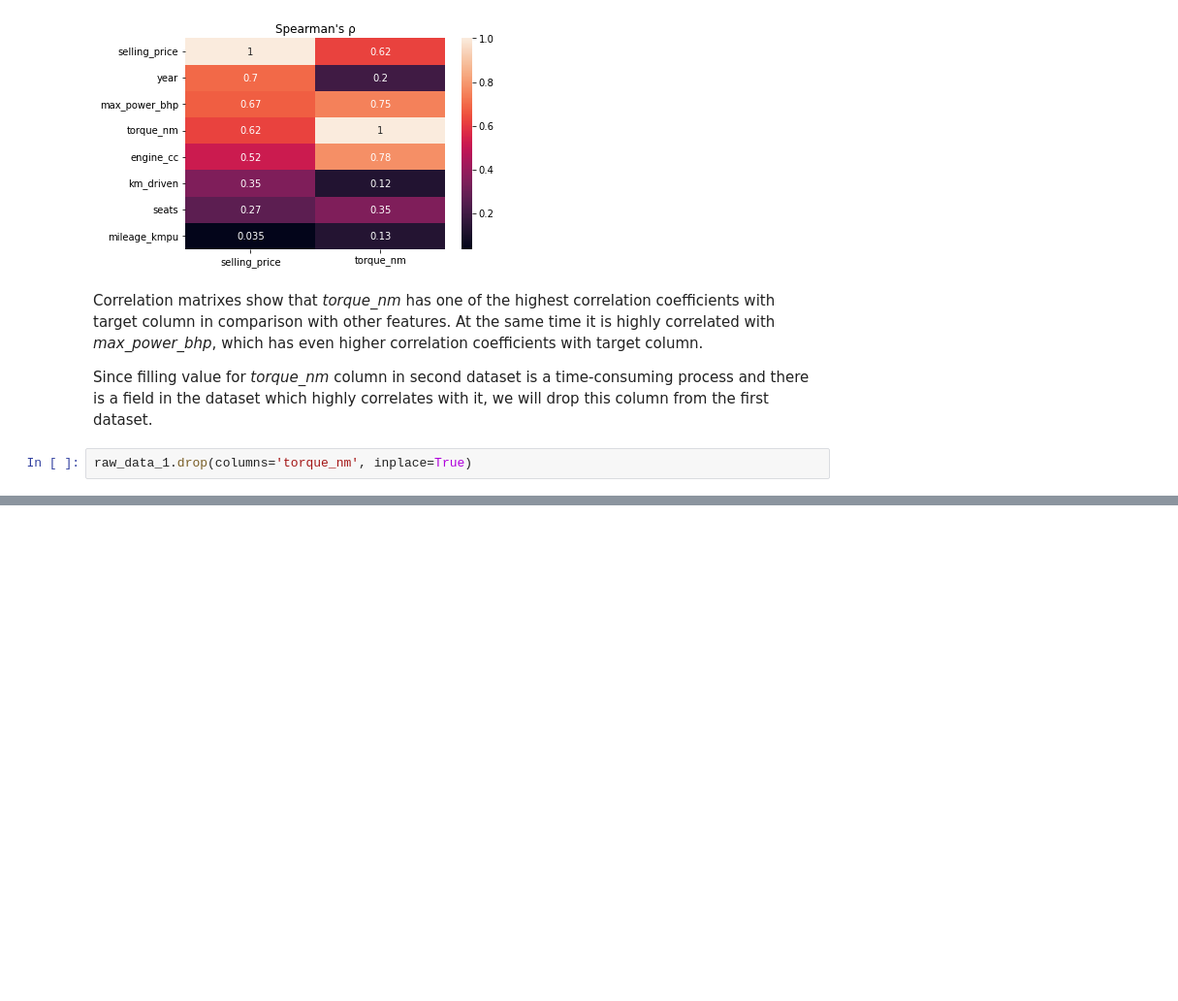
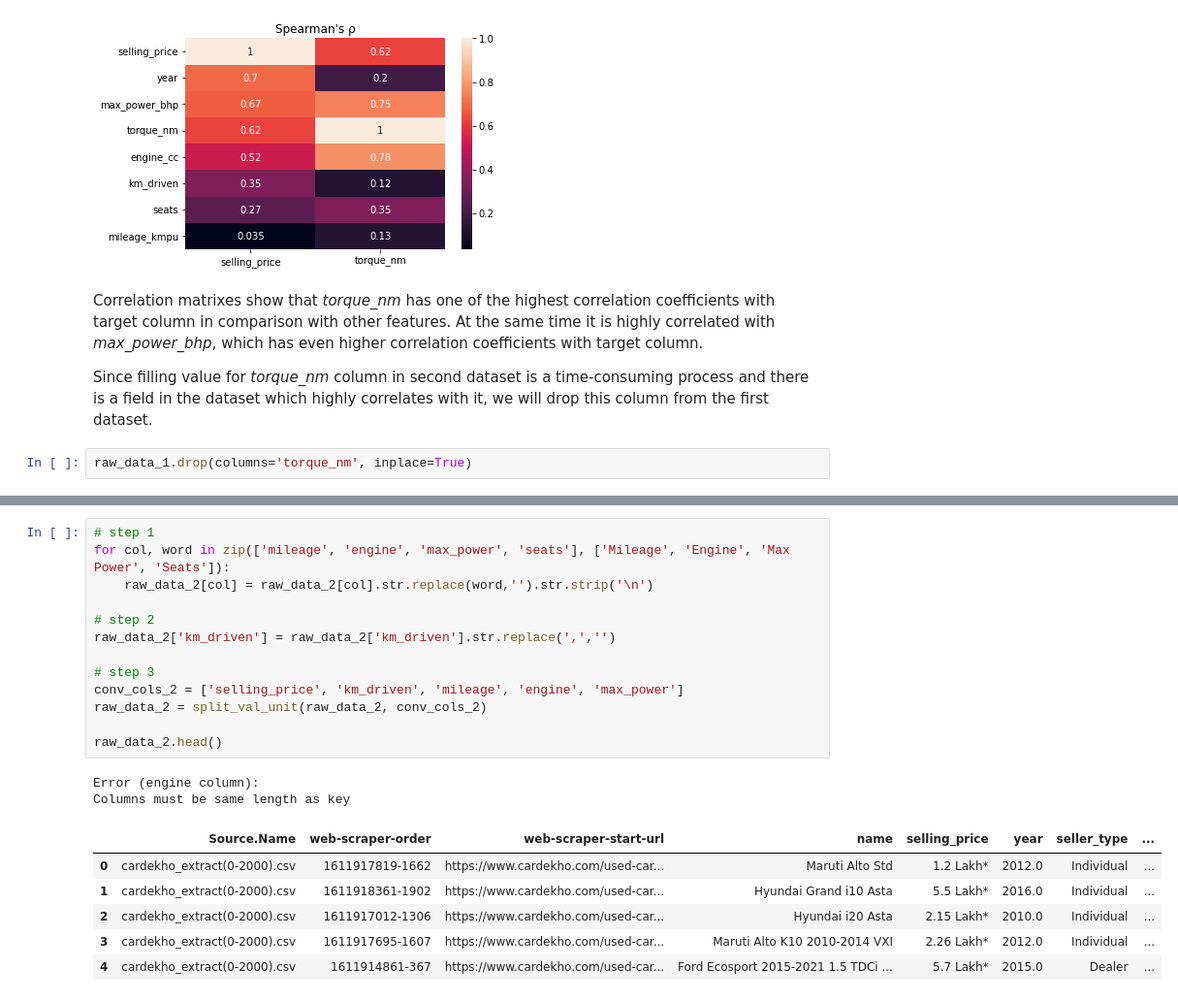
Before and after one commit to ZaikaBohdan/ds_car_price_proj, a Jupyter notebook: car_price_pred.ipynb, the cells around one changed output, grey strips where cells are left out. Shown at 97% size. Cells and saved outputs as stored; diff of their text form; blank space fills up the shorter version.

```diff
--- a/car_price_pred.ipynb
+++ b/car_price_pred.ipynb
@@ -622,0 +727,22 @@ raw_data_1.drop(columns='torque_nm', inplace=True)
+# %%
+# step 1
+for col, word in zip(['mileage', 'engine', 'max_power', 'seats'], ['Mileage', 'Engine', 'Max Power', 'Seats']):
+    raw_data_2[col] = raw_data_2[col].str.replace(word,'').str.strip('\n')
+
+# step 2
+raw_data_2['km_driven'] = raw_data_2['km_driven'].str.replace(',','')
+
+# step 3
+conv_cols_2 = ['selling_price', 'km_driven', 'mileage', 'engine', 'max_power']
+raw_data_2 = split_val_unit(raw_data_2, conv_cols_2)
+
+raw_data_2.head()
+# %% [output]
+Error (engine column):
+Columns must be same length as key
+|  | Source.Name | web-scraper-order | web-scraper-start-url | name | selling_price | year | seller_type | ... |
+| 0 | cardekho_extract(0-2000).csv | 1611917819-1662 | https://www.cardekho.com/used-car... | Maruti Alto Std | 1.2 Lakh* | 2012.0 | Individual | ... |
+| 1 | cardekho_extract(0-2000).csv | 1611918361-1902 | https://www.cardekho.com/used-car... | Hyundai Grand i10 Asta | 5.5 Lakh* | 2016.0 | Individual | ... |
+| 2 | cardekho_extract(0-2000).csv | 1611917012-1306 | https://www.cardekho.com/used-car... | Hyundai i20 Asta | 2.15 Lakh* | 2010.0 | Individual | ... |
+| 3 | cardekho_extract(0-2000).csv | 1611917695-1607 | https://www.cardekho.com/used-car... | Maruti Alto K10 2010-2014 VXI | 2.26 Lakh* | 2012.0 | Individual | ... |
+| 4 | cardekho_extract(0-2000).csv | 1611914861-367 | https://www.cardekho.com/used-car... | Ford Ecosport 2015-2021 1.5 TDCi ... | 5.7 Lakh* | 2015.0 | Dealer | ... |
```
Also changed, not shown: parts of 38 cells of this notebook, 6 other files.
